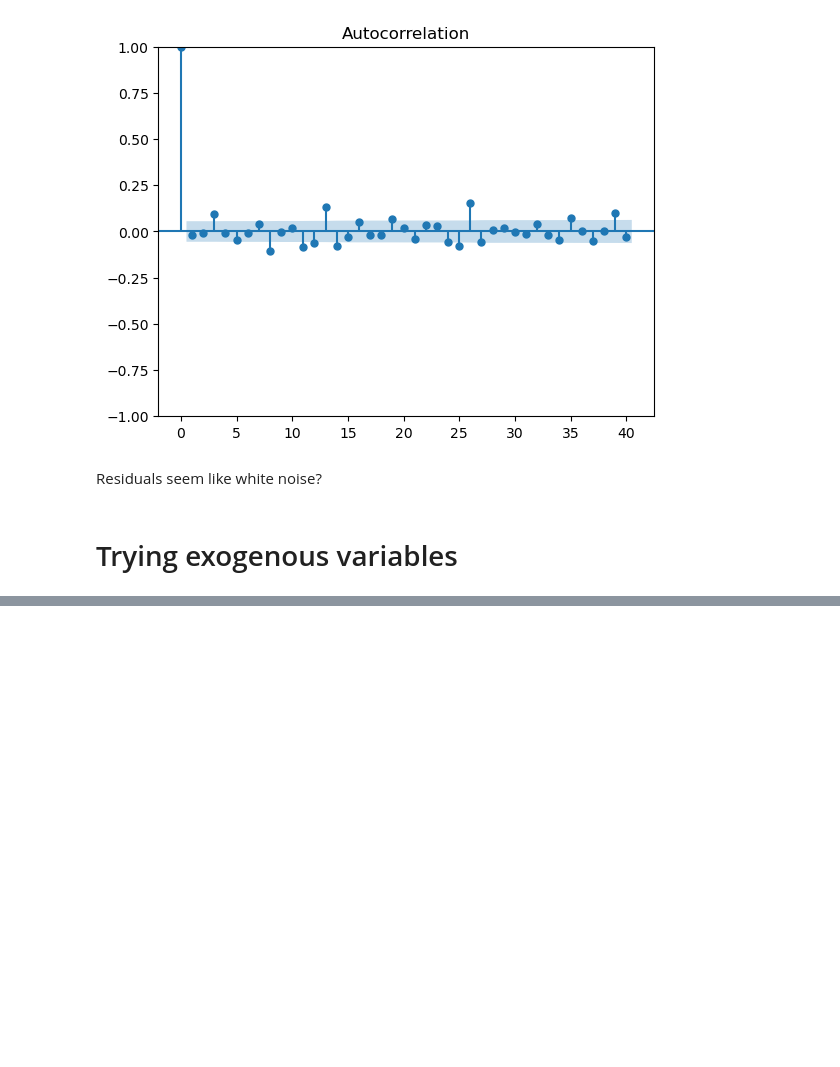
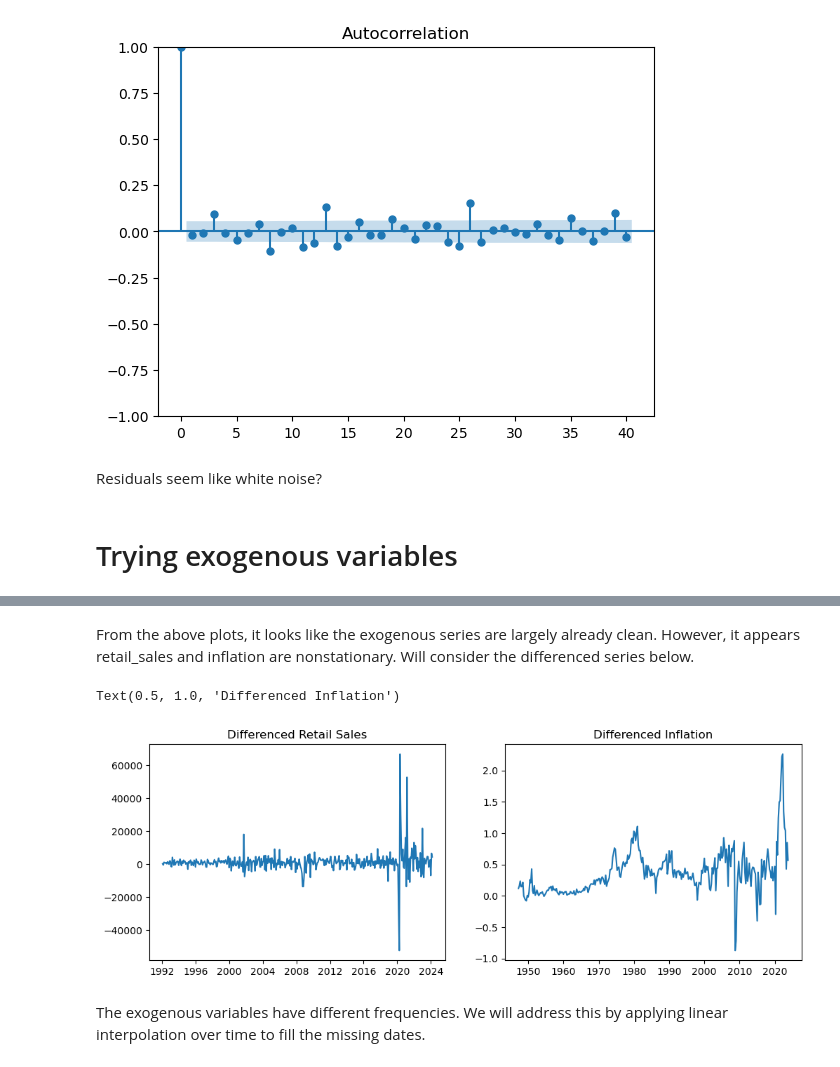
Before and after one commit to evanglas/forecasting-project, a Jupyter notebook: michael.ipynb, the cells around one changed output, grey strips where cells are left out. Saved outputs shown, nothing was run; the diff lists cells and outputs as text; code cells hidden in the pictures; blank space fills up the shorter version.

```diff
--- a/michael.ipynb
+++ b/michael.ipynb
@@ -449,0 +418,13 @@ apr = fred.get_series("TERMCBCCALLNS")  # Quarterly
+# %% [markdown]
+From the above plots, it looks like the exogenous series are largely already clean. However, it appears retail_sales and inflation are nonstationary. Will consider the differenced series below.
+# %%
+fig, axs = plt.subplots(1, 2, figsize=(12, 4))
+axs[0].plot(retail_sales.diff())
+axs[0].set_title("Differenced Retail Sales")
+axs[1].plot(inflation.diff())
+axs[1].set_title("Differenced Inflation")
+# %% [output]
+Text(0.5, 1.0, 'Differenced Inflation')
+[figure, added]
+# %% [markdown]
+The exogenous variables have different frequencies. We will address this by applying linear interpolation over time to fill the missing dates.
```
Also changed, not shown: parts of 8 cells of this notebook.
